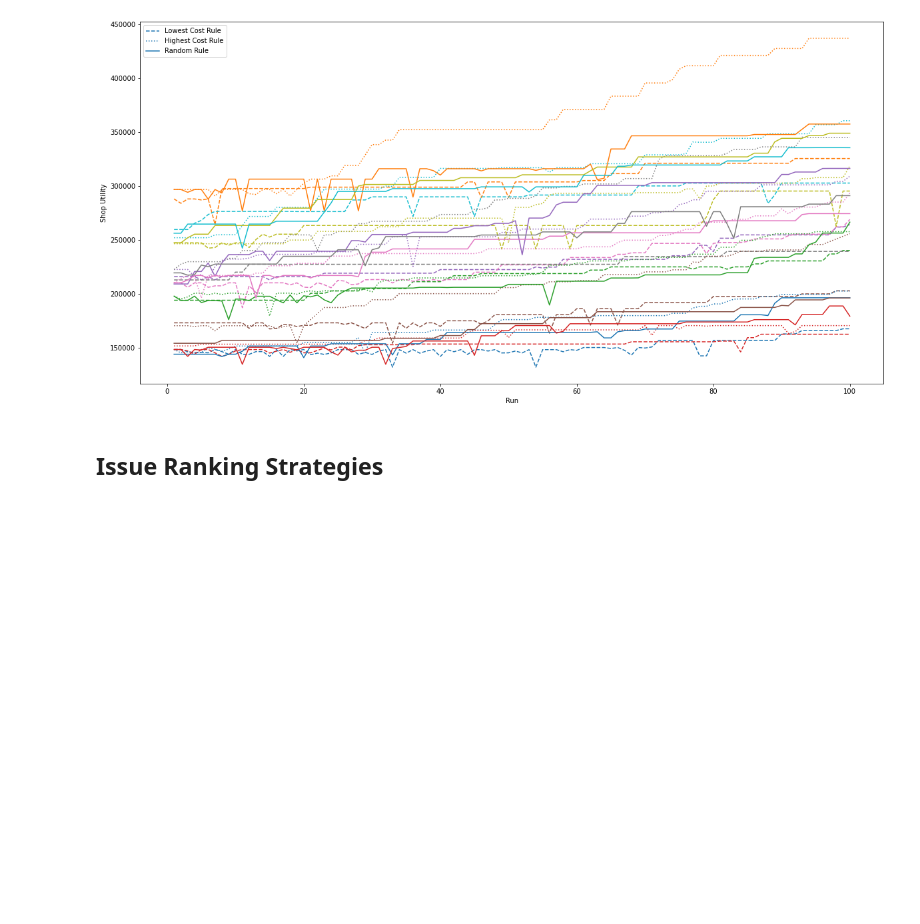
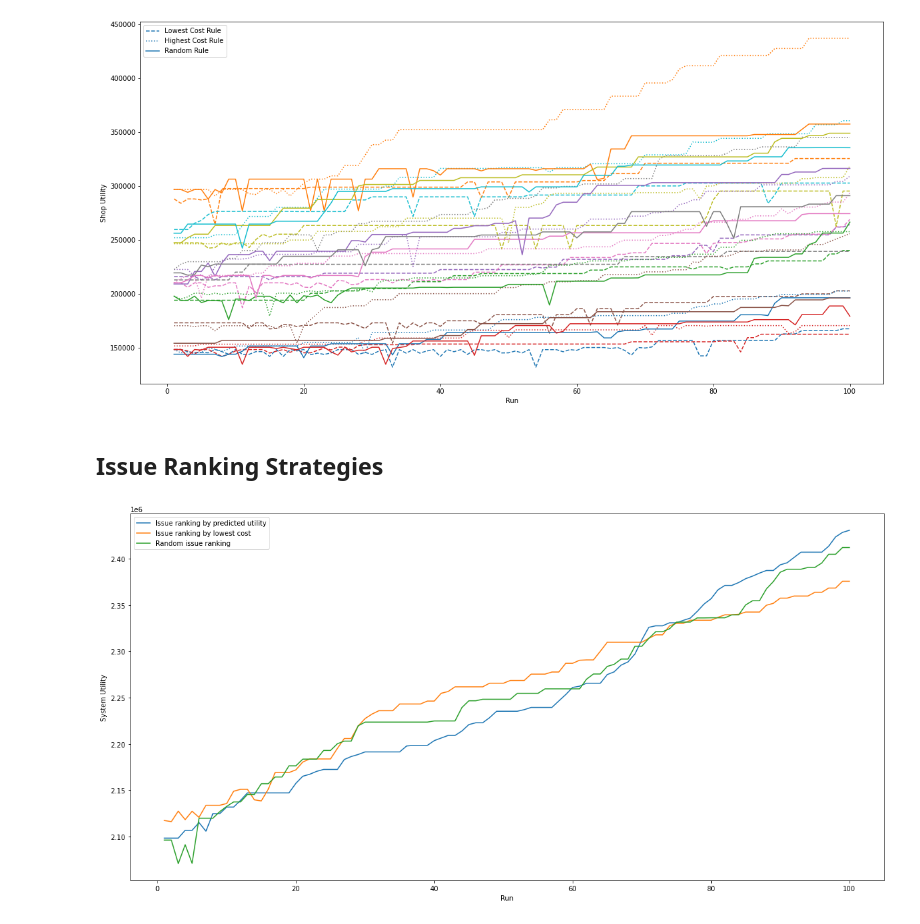
Before and after one commit to Phimanu/MachineLearningControl, a Jupyter notebook: mrubis_controller/performance_plots.ipynb, the cells around one changed output. Drawn from its saved outputs; the diff is of its cells as text; code cells hidden in the pictures; blank space fills up the shorter version.

Commit message:
Further improve plots

```diff
--- a/mrubis_controller/performance_plots.ipynb
+++ b/mrubis_controller/performance_plots.ipynb
@@ -41,3 +41,11 @@ ax.legend(handles[::10], ['Lowest Cost Rule', 'Highest Cost Rule', 'Random Rule'
 low_u_df = pd.read_csv(controller_output / '100_runs_lowest_utility.csv')
 low_c_df = pd.read_csv(controller_output / '100_runs_lowest_cost.csv')
 low_r_df = pd.read_csv(controller_output / '100_runs_lowest_random.csv')
+# %%
+fig, ax = plt.subplots(figsize=(20,10))
+sns.lineplot(x='run', y='system_utility', data=low_u_df, ax=ax, ci=None, label='Issue ranking by predicted utility')
+sns.lineplot(x='run', y='system_utility', data=low_c_df, ax=ax, ci=None, label='Issue ranking by lowest cost')
+sns.lineplot(x='run', y='system_utility', data=low_r_df, ax=ax, ci=None, label='Random issue ranking')
+ax.set(xlabel='Run', ylabel='System Utility');
+# %% [output]
+[figure, added]
```
Also changed, not shown: parts of 6 cells of this notebook.
